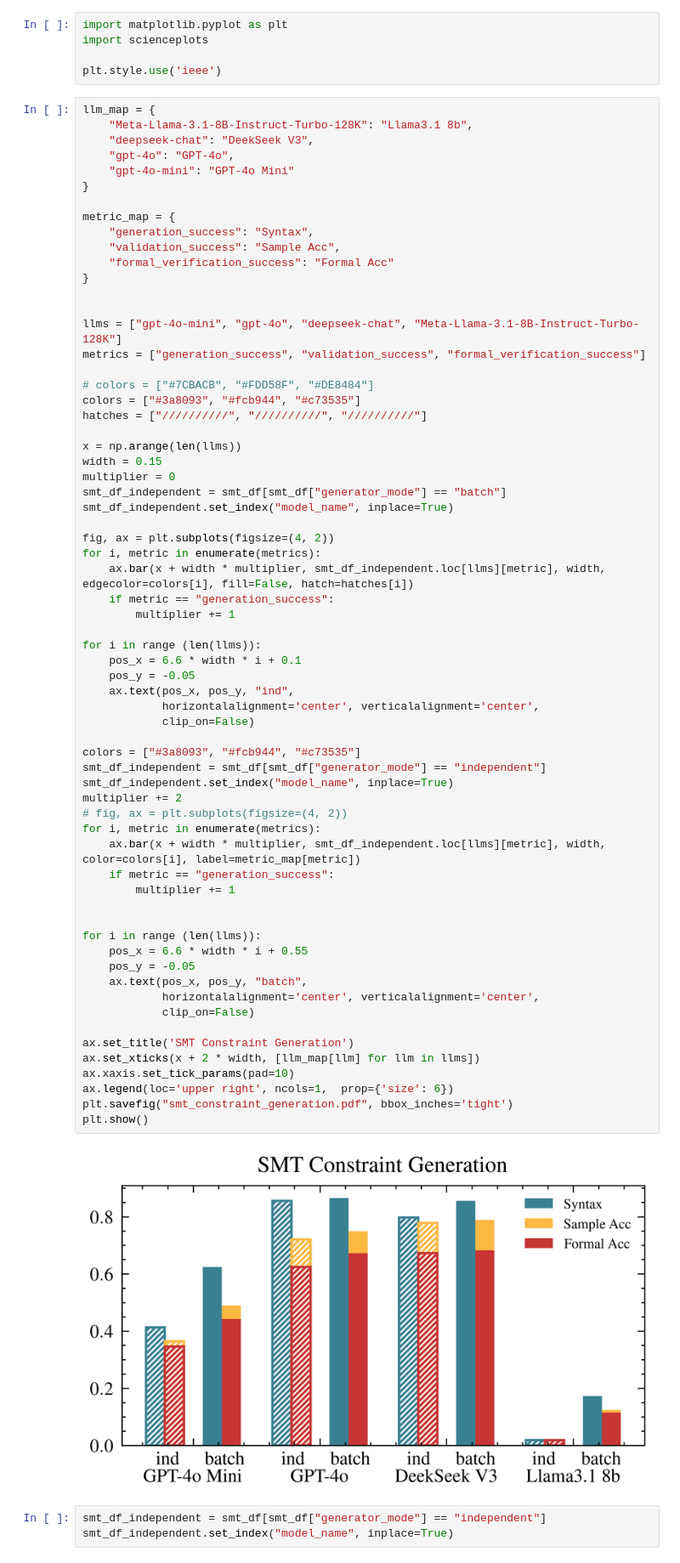
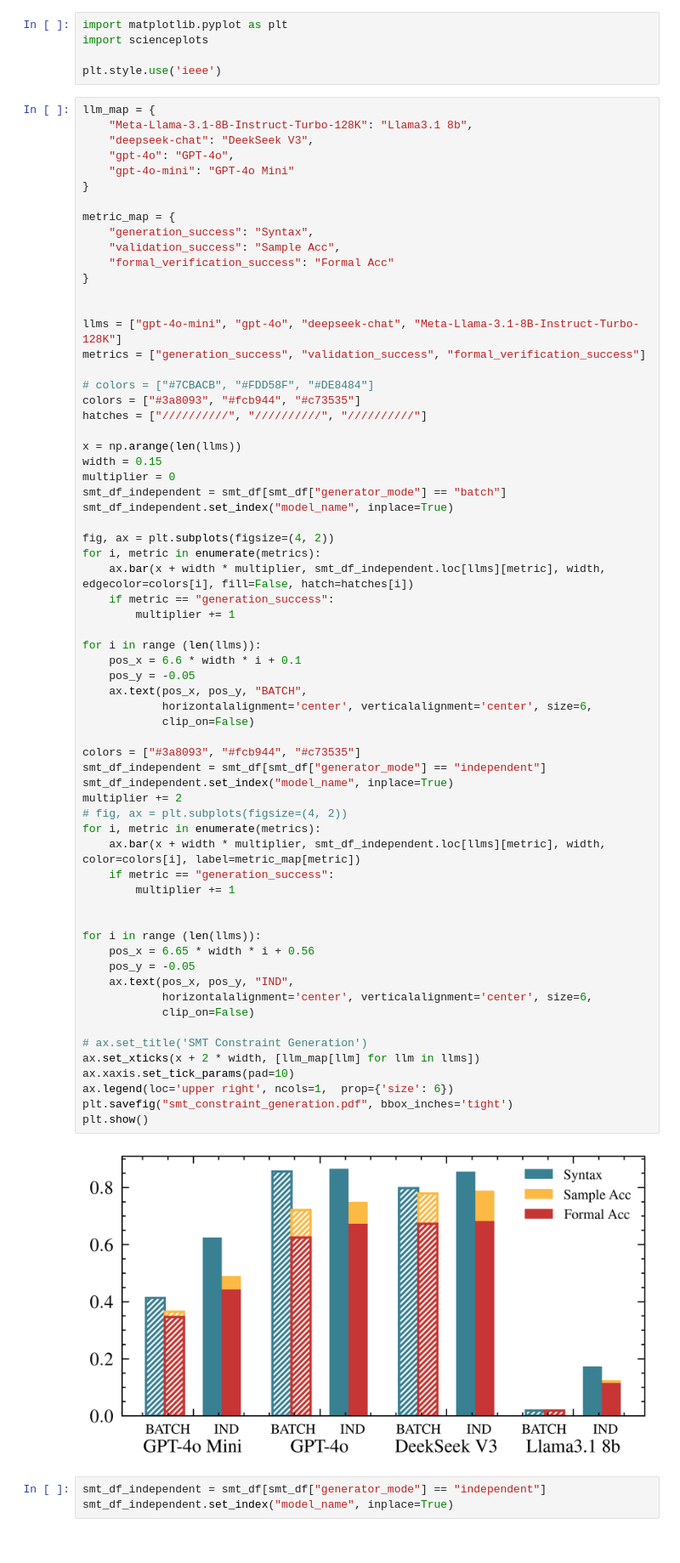
Before and after one commit to 20001LastOrder/ConStrainSolver, a Jupyter notebook: scripts/evaluation.ipynb, the cells around one changed output. Shown: that part at 85% size. Saved outputs shown, nothing was run; the diff lists cells and outputs as text.

```diff
--- a/scripts/evaluation.ipynb
+++ b/scripts/evaluation.ipynb
@@ -246,40 +246,40 @@ for i, metric in enumerate(metrics):
     ax.bar(x + width * multiplier, smt_df_independent.loc[llms][metric], width, edgecolor=colors[i], fill=False, hatch=hatches[i])
     if metric == "generation_success":
         multiplier += 1
 
 for i in range (len(llms)):
     pos_x = 6.6 * width * i + 0.1
     pos_y = -0.05
-    ax.text(pos_x, pos_y, "ind",
-            horizontalalignment='center', verticalalignment='center',
+    ax.text(pos_x, pos_y, "BATCH",
+            horizontalalignment='center', verticalalignment='center', size=6,
             clip_on=False)
 
 colors = ["#3a8093", "#fcb944", "#c73535"]
 smt_df_independent = smt_df[smt_df["generator_mode"] == "independent"]
 smt_df_independent.set_index("model_name", inplace=True)
 multiplier += 2
 # fig, ax = plt.subplots(figsize=(4, 2))
 for i, metric in enumerate(metrics):
     ax.bar(x + width * multiplier, smt_df_independent.loc[llms][metric], width, color=colors[i], label=metric_map[metric])
     if metric == "generation_success":
         multiplier += 1
 
 
 for i in range (len(llms)):
-    pos_x = 6.6 * width * i + 0.55
+    pos_x = 6.65 * width * i + 0.56
     pos_y = -0.05
-    ax.text(pos_x, pos_y, "batch",
-            horizontalalignment='center', verticalalignment='center',
+    ax.text(pos_x, pos_y, "IND",
+            horizontalalignment='center', verticalalignment='center', size=6,
             clip_on=False)
 
-ax.set_title('SMT Constraint Generation')
+# ax.set_title('SMT Constraint Generation')
 ax.set_xticks(x + 2 * width, [llm_map[llm] for llm in llms])
 ax.xaxis.set_tick_params(pad=10)
 ax.legend(loc='upper right', ncols=1,  prop={'size': 6})
 plt.savefig("smt_constraint_generation.pdf", bbox_inches='tight')
 plt.show()
 # %% [output]
-[figure, old version]
+[figure, new version]
 # %%
 smt_df_independent = smt_df[smt_df["generator_mode"] == "independent"]
 smt_df_independent.set_index("model_name", inplace=True)
```
Also changed, not shown: 31 other files.
